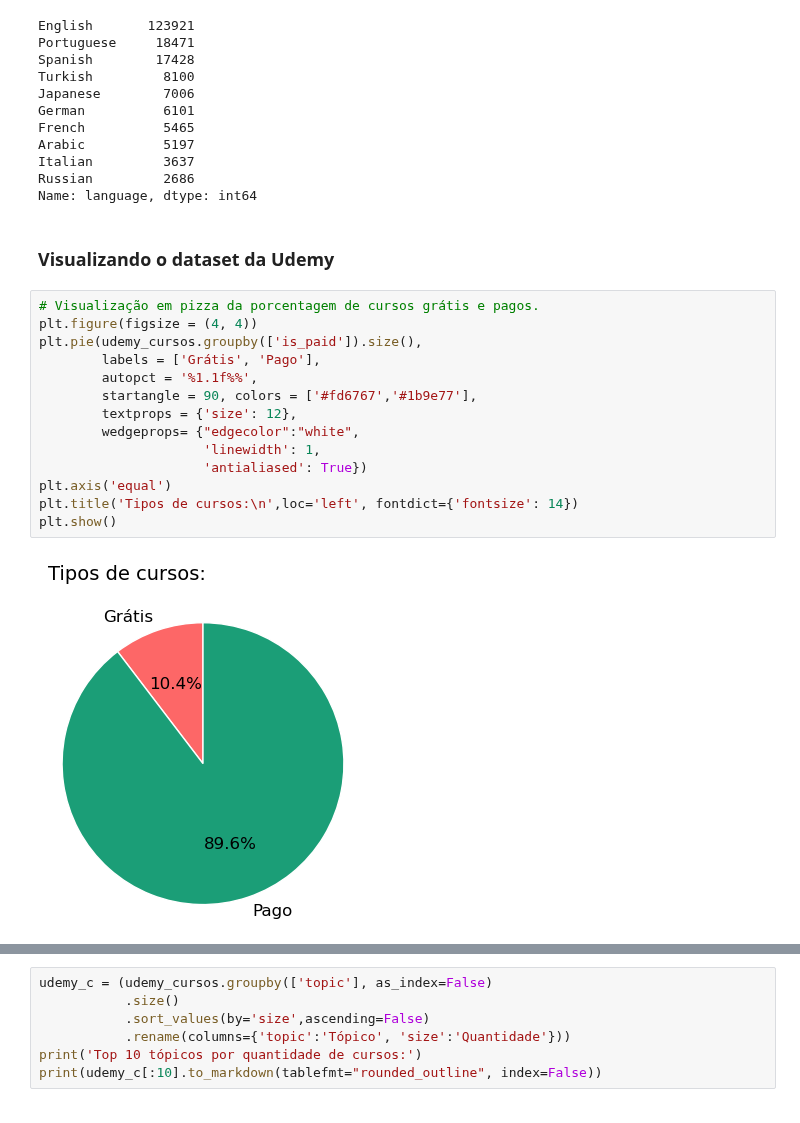
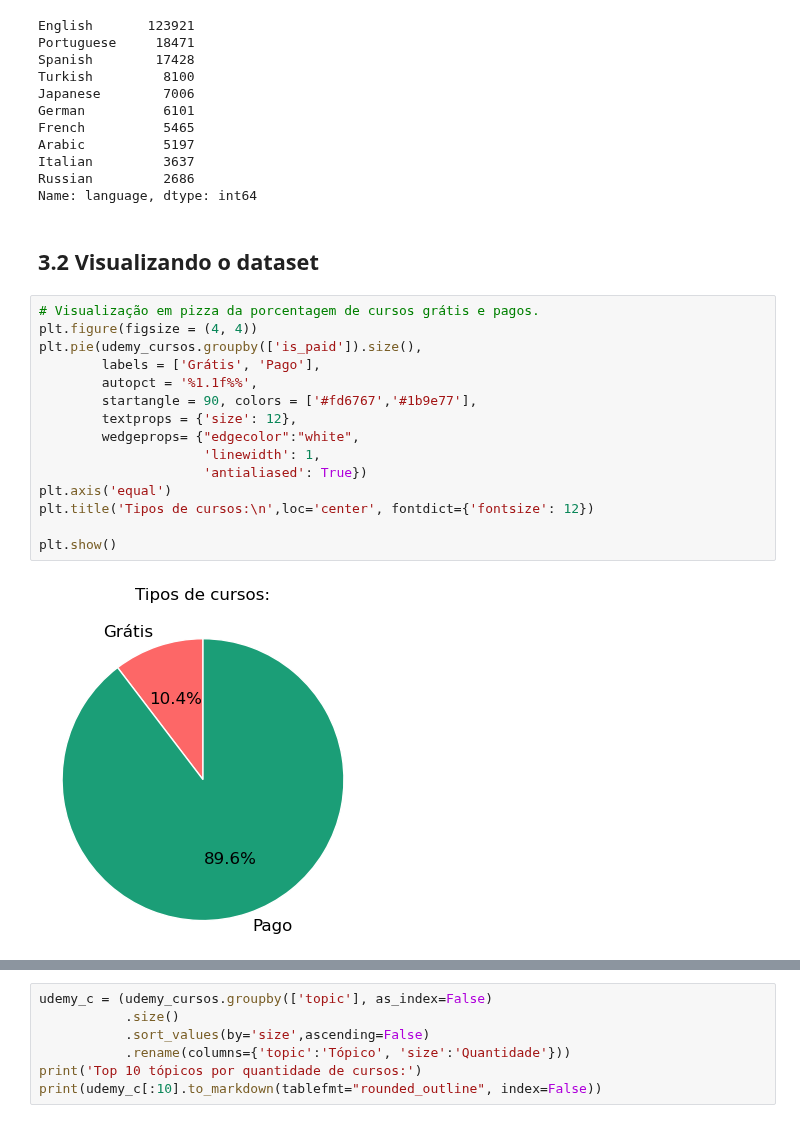
Before and after one commit to ismailymendes/mooc_udemy_coursera, a Jupyter notebook: mooc_udemy.ipynb, the cells around one changed output, grey strips where cells are left out. Drawn from its saved outputs; the diff is of its cells as text.

```diff
--- a/mooc_udemy.ipynb
+++ b/mooc_udemy.ipynb
@@ -176,20 +166,21 @@ Italian         3637
 Russian         2686
 Name: language, dtype: int64
 # %% [markdown]
-### Visualizando o dataset da Udemy
+## 3\.2 Visualizando o dataset
 # %%
 # Visualização em pizza da porcentagem de cursos grátis e pagos.
 plt.figure(figsize = (4, 4))
 plt.pie(udemy_cursos.groupby(['is_paid']).size(),
         labels = ['Grátis', 'Pago'],
         autopct = '%1.1f%%',
         startangle = 90, colors = ['#fd6767','#1b9e77'],
         textprops = {'size': 12},
         wedgeprops= {"edgecolor":"white",
                      'linewidth': 1,
                      'antialiased': True})
 plt.axis('equal')
-plt.title('Tipos de cursos:\n',loc='left', fontdict={'fontsize': 14})
+plt.title('Tipos de cursos:\n',loc='center', fontdict={'fontsize': 12})
+
 plt.show()
 # %% [output]
-[figure, old version]
+[figure, new version]
```
Also changed, not shown: parts of 20 cells of this notebook.
